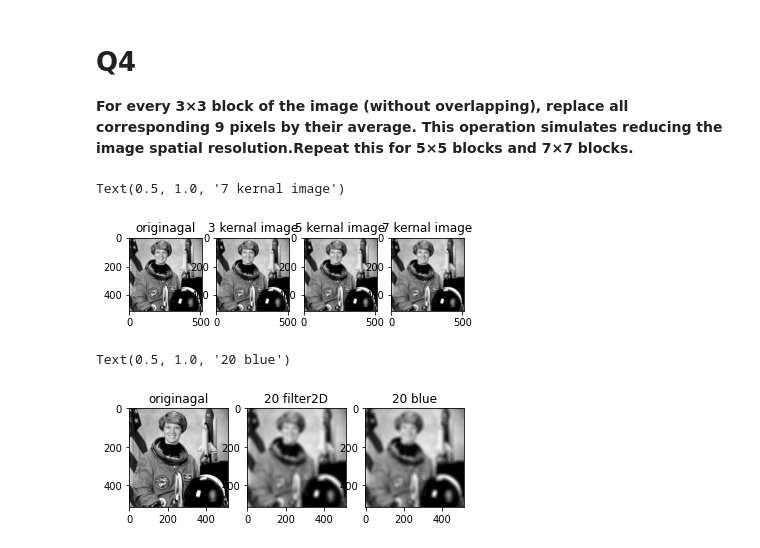
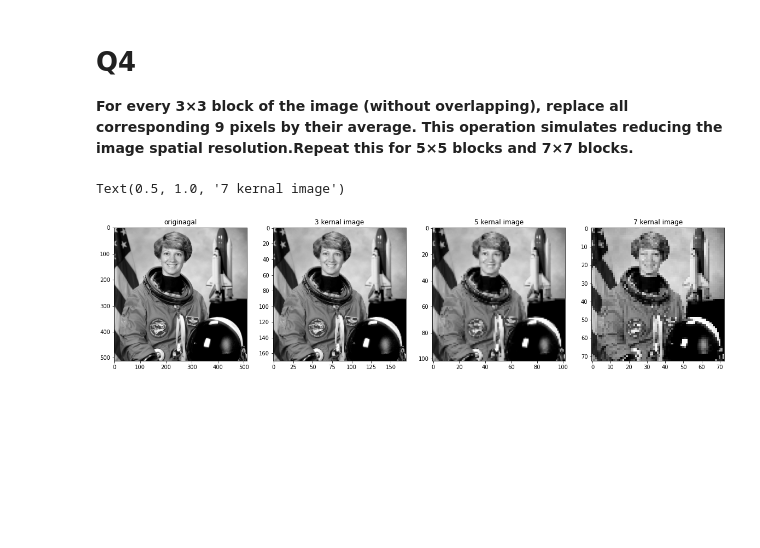
Before and after one commit to samitha093/Image-processing-Assigment1, a Jupyter notebook: Untitled1.ipynb, the cells around one changed output. Cells and saved outputs as stored; diff of their text form; code cells hidden in the pictures; blank space fills up the shorter version.

```diff
--- a/Untitled1.ipynb
+++ b/Untitled1.ipynb
@@ -140,46 +137,32 @@ Text(0.5, 1.0, '90 degree rotated')
 # **Q4**
 **For every 3×3 block of the image (without overlapping), replace all corresponding 9 pixels by their average. This operation simulates reducing the image spatial resolution.Repeat this for 5×5 blocks and 7×7 blocks.**
 # %%
-# 3x3 block
-mean_3x3 = cv2.blur(gray_image_8bit, (3, 3))
+# Down-sample the image with a 3x3 block
+img_3x3 = cv2.resize(gray_image_8bit, (gray_image_8bit.shape[1] // 3, gray_image_8bit.shape[0] // 3), interpolation = cv2.INTER_LINEAR)
+cv2.imwrite("image_3x3.jpg", img_3x3)
 
-# 5x5 block
-mean_5x5 = cv2.blur(gray_image_8bit, (5, 5))
+# Down-sample the image with a 5x5 block
+img_5x5 = cv2.resize(gray_image_8bit, (gray_image_8bit.shape[1] // 5, gray_image_8bit.shape[0] // 5), interpolation = cv2.INTER_LINEAR)
+cv2.imwrite("image_5x5.jpg", img_5x5)
 
-# 7x7 block
-mean_7x7 = cv2.blur(gray_image_8bit, (7, 7))
+# Down-sample the image with a 7x7 block
+img_7x7 = cv2.resize(gray_image_8bit, (gray_image_8bit.shape[1] // 7, gray_image_8bit.shape[0] // 7), interpolation = cv2.INTER_LINEAR)
+cv2.imwrite("image_7x7.jpg", img_7x7)
 
 #plote images
-f,arr = plt.subplots(1,4)
+f,arr = plt.subplots(1,4, figsize=(20,10))
 
 arr[0].imshow(gray_image_8bit)
 arr[0].set_title('originagal')
 
-arr[1].imshow(mean_3x3)
+arr[1].imshow(img_3x3)
 arr[1].set_title('3 kernal image')
 
-arr[2].imshow(mean_5x5)
+arr[2].imshow(img_5x5)
 arr[2].set_title('5 kernal image')
 
-arr[3].imshow(mean_7x7)
+arr[3].imshow(img_7x7)
 arr[3].set_title('7 kernal image')
 # %% [output]
 Text(0.5, 1.0, '7 kernal image')
-[figure, old version]
+[figure, new version]
-# %%
-# 20x20 block
-img_20x20nn = cv2.blur(gray_image_8bit, (20, 20))
-
-#plote images
-f,arr = plt.subplots(1,3)
-arr[0].imshow(gray_image_8bit)
-arr[0].set_title('originagal')
-
-arr[1].imshow(img_20x20)
-arr[1].set_title('20 filter2D')
-
-arr[2].imshow(img_20x20nn)
-arr[2].set_title('20 blue')
-# %% [output]
-Text(0.5, 1.0, '20 blue')
-[figure, removed]
```
Also changed, not shown: parts of 4 cells of this notebook.
